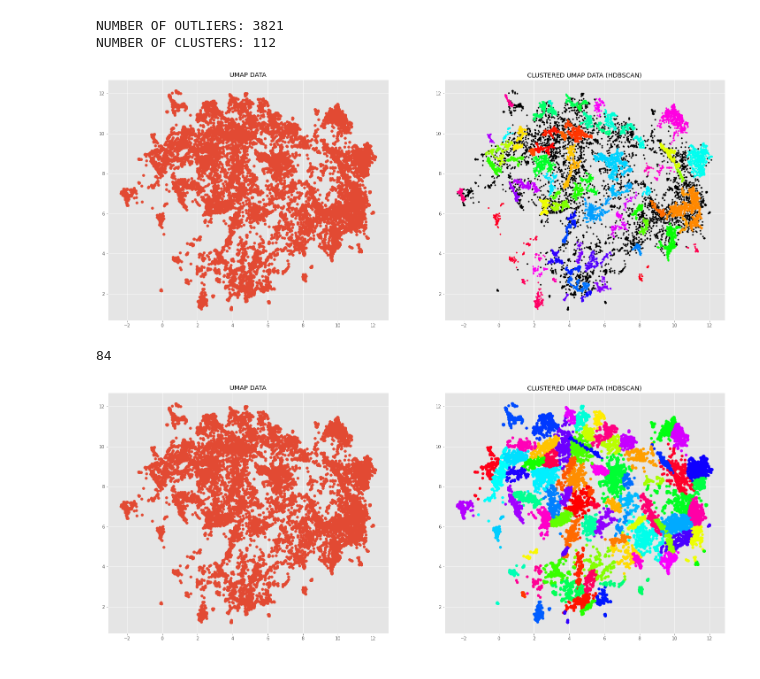
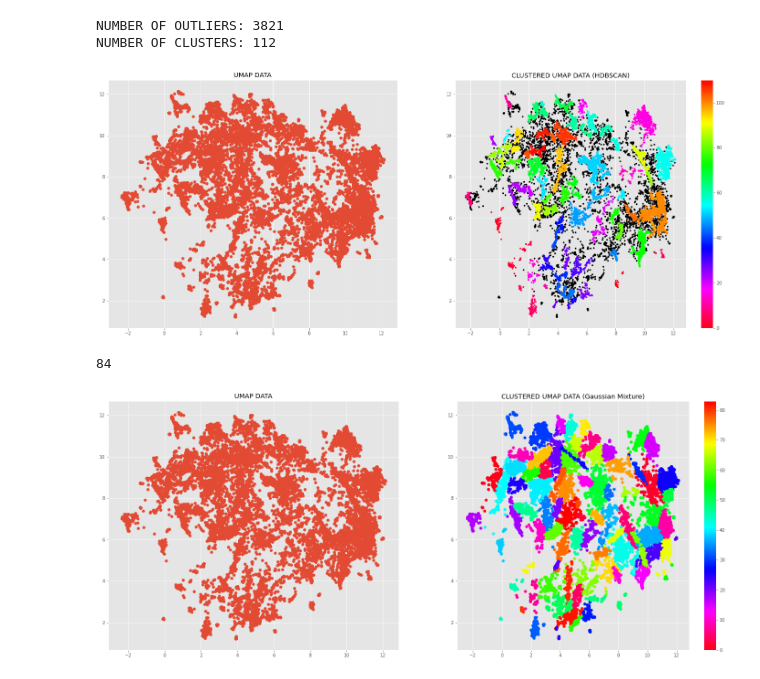
Before and after one commit to malinphy/e_repo, a Jupyter notebook: bbc_data_EDA.ipynb, the cells around one changed output. Drawn from its saved outputs; the diff is of its cells as text; code cells hidden in the pictures.

```diff
--- a/bbc_data_EDA.ipynb
+++ b/bbc_data_EDA.ipynb
@@ -234,9 +234,10 @@ plt.scatter(outliers.x, outliers.y,
 plt.scatter(clustered.x, clustered.y, c=clustered.labels, s=10,
             cmap='hsv_r'
             )
+plt.colorbar()
 plt.title('CLUSTERED UMAP DATA (HDBSCAN)');
 # %% [output]
-[figure, old version]
+[figure, new version]
 # %%
 # !pip install transformers -q
 # from transformers import GPT2Tokenizer
@@ -262,14 +263,15 @@ len(set(gm_labels))
 # %%
 plt.figure(figsize = (25,10))
 plt.subplot(1,2,1)
 plt.scatter(umap_embeddings[:,0], umap_embeddings[:,1])
 plt.title('UMAP DATA')
 
 plt.subplot(1,2,2)
 result = pd.DataFrame(umap_embeddings, columns=['x', 'y'])
 result['labels'] = gm_labels
 
 plt.scatter(umap_embeddings[:,0], umap_embeddings[:,1],c= result['labels'],cmap='hsv_r')
+plt.colorbar()
 plt.title('CLUSTERED UMAP DATA (Gaussian Mixture)');
 # %% [output]
-[figure, old version]
+[figure, new version]
```
